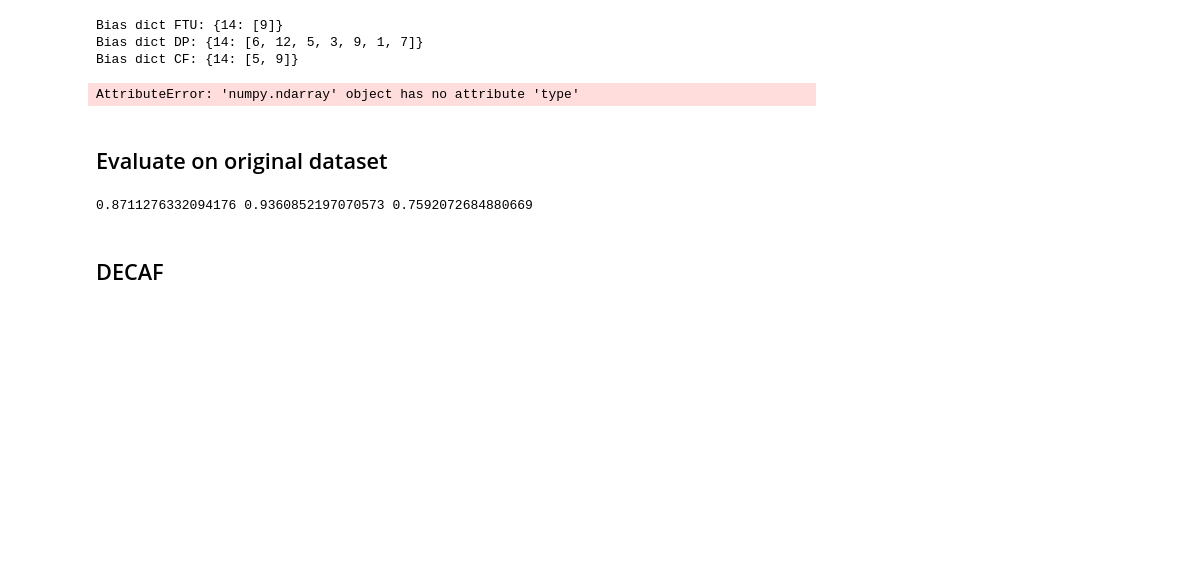
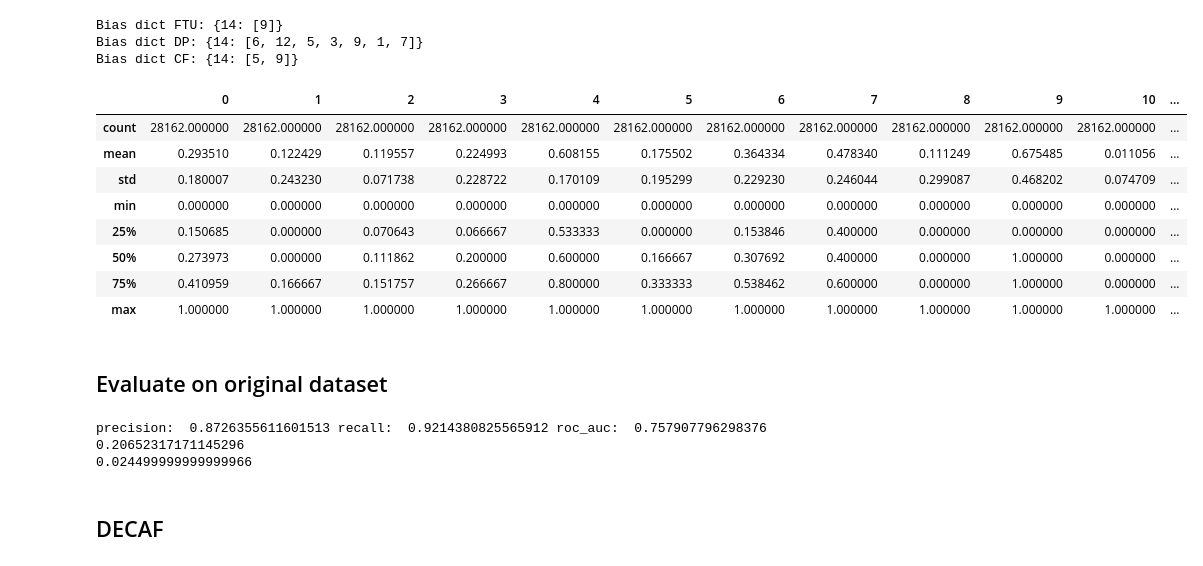
Before and after one commit to ShuaiWang97/UvA_FACT2022, a Jupyter notebook: Shuai_experiments.ipynb, the cells around one changed output. Cells and saved outputs as stored; diff of their text form; code cells hidden in the pictures; blank space fills up the shorter version.

```diff
--- a/experiments.ipynb
+++ b/Shuai_experiments.ipynb
@@ -172,7 +189,12 @@ def load_train_test_data(df):
 
     df = df.values
     X = df[:, :14].astype(np.uint32)
-    X = StandardScaler().fit_transform(X)
+    X = MinMaxScaler().fit_transform(X)
+    for row in X:
+        if row[9]>0:
+            row[9] = 1
+        elif row[9]<0:
+            row[9] = 0
     y = df[:, 14].astype(np.uint8)
 
     return train_test_split(X, y, test_size=2000, stratify=y)
@@ -277,9 +299,18 @@ Bias dict CF: {14: [5, 9]}
 # %%
 # Get training and testing data
 X_train, X_test, y_train, y_test = load_train_test_data(adult_dataset)
-# print(X_test)
+
+pd.DataFrame(X_train).describe()
 # %% [output]
-AttributeError: 'numpy.ndarray' object has no attribute 'type'
+|  | 0 | 1 | 2 | 3 | 4 | 5 | 6 | 7 | 8 | 9 | 10 | ... |
+| count | 28162.000000 | 28162.000000 | 28162.000000 | 28162.000000 | 28162.000000 | 28162.000000 | 28162.000000 | 28162.000000 | 28162.000000 | 28162.000000 | 28162.000000 | ... |
+| mean | 0.293510 | 0.122429 | 0.119557 | 0.224993 | 0.608155 | 0.175502 | 0.364334 | 0.478340 | 0.111249 | 0.675485 | 0.011056 | ... |
+| std | 0.180007 | 0.243230 | 0.071738 | 0.228722 | 0.170109 | 0.195299 | 0.229230 | 0.246044 | 0.299087 | 0.468202 | 0.074709 | ... |
+| min | 0.000000 | 0.000000 | 0.000000 | 0.000000 | 0.000000 | 0.000000 | 0.000000 | 0.000000 | 0.000000 | 0.000000 | 0.000000 | ... |
+| 25% | 0.150685 | 0.000000 | 0.070643 | 0.066667 | 0.533333 | 0.000000 | 0.153846 | 0.400000 | 0.000000 | 0.000000 | 0.000000 | ... |
+| 50% | 0.273973 | 0.000000 | 0.111862 | 0.200000 | 0.600000 | 0.166667 | 0.307692 | 0.400000 | 0.000000 | 1.000000 | 0.000000 | ... |
+| 75% | 0.410959 | 0.166667 | 0.151757 | 0.266667 | 0.800000 | 0.333333 | 0.538462 | 0.600000 | 0.000000 | 1.000000 | 0.000000 | ... |
+| max | 1.000000 | 1.000000 | 1.000000 | 1.000000 | 1.000000 | 1.000000 | 1.000000 | 1.000000 | 1.000000 | 1.000000 | 1.000000 | ... |
 # %% [markdown]
 ## Evaluate on original dataset
 # %%
@@ -290,12 +373,18 @@ mlp = MLPClassifier().fit(X_train, y_train)
 y_pred = mlp.predict(X_test)
 
 print(
-    precision_score(y_test, y_pred),
-    recall_score(y_test, y_pred),
-    roc_auc_score(y_test, y_pred),
+    "precision: ", precision_score(y_test, y_pred),
+    "recall: ", recall_score(y_test, y_pred),
+    "roc_auc: ", roc_auc_score(y_test, y_pred),
 )
+
+print(cal_DP(mlp, X_test))
+print(cal_FTU(mlp, X_test))
+#FTU(X_test = X_test, X_synth = X_test, y_synth = y_test)
 # %% [output]
-0.8711276332094176 0.9360852197070573 0.7592072684880669
+precision:  0.8726355611601513 recall:  0.9214380825565912 roc_auc:  0.757907796298376
+0.20652317171145296
+0.024499999999999966
 # %% [markdown]
 ## DECAF
 # %% [markdown]
```
Also changed, not shown: parts of 22 cells of this notebook.
